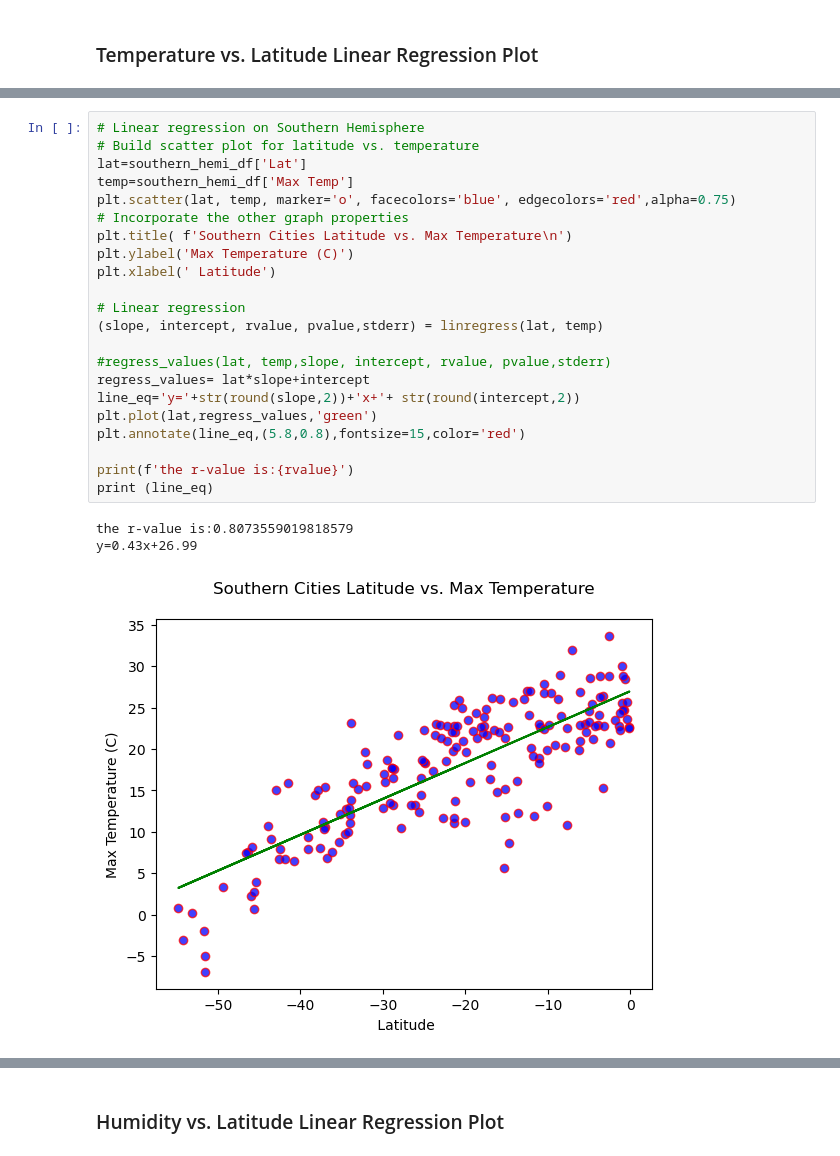
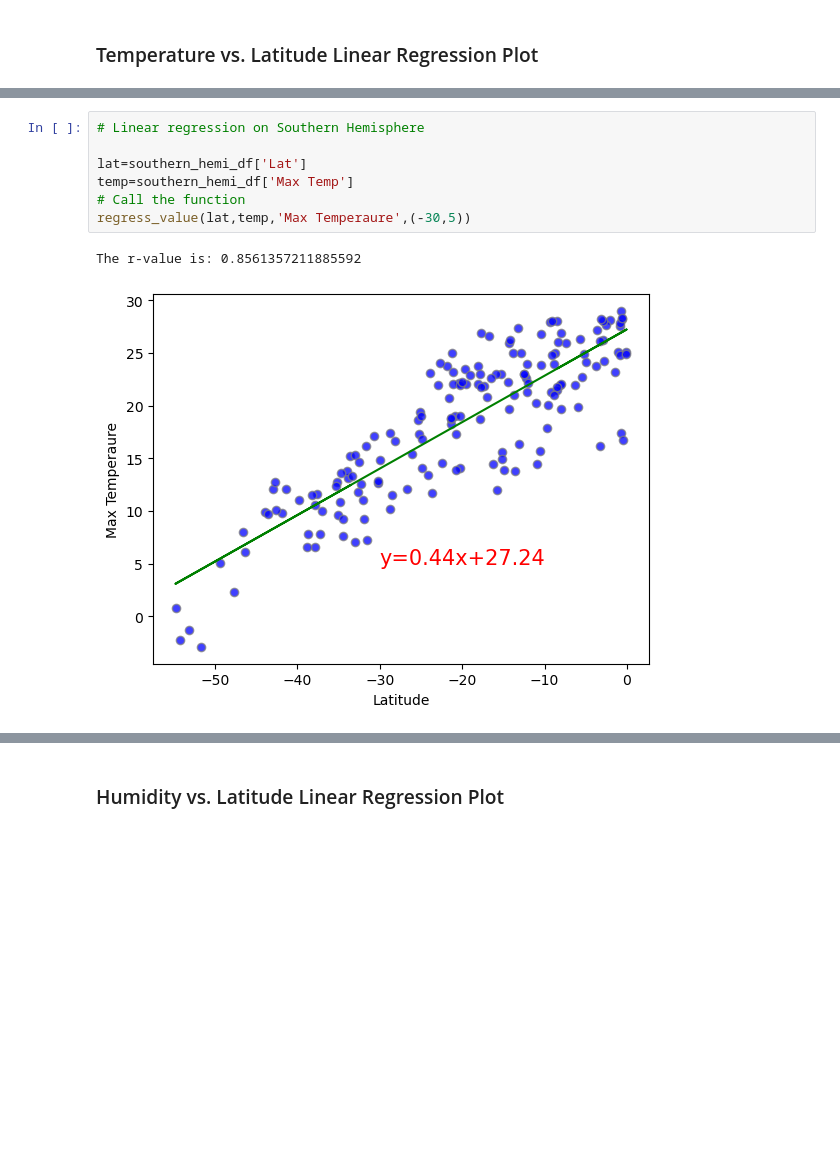
Before and after one commit to imennajar/python-api-challenge, a Jupyter notebook: WeatherPy/WeatherPy.ipynb, the cells around one changed output, grey strips where cells are left out. Cells and saved outputs as stored; diff of their text form; blank space fills up the shorter version.

```diff
--- a/WeatherPy/WeatherPy.ipynb
+++ b/WeatherPy/WeatherPy.ipynb
@@ -347,28 +343,12 @@ y=-0.21x+31.35
-# %%
-# Linear regression on Southern Hemisphere
-# Build scatter plot for latitude vs. temperature
-lat=southern_hemi_df['Lat']
-temp=southern_hemi_df['Max Temp']
-plt.scatter(lat, temp, marker='o', facecolors='blue', edgecolors='red',alpha=0.75)
-# Incorporate the other graph properties
-plt.title( f'Southern Cities Latitude vs. Max Temperature\n')
-plt.ylabel('Max Temperature (C)')
-plt.xlabel(' Latitude')
-
-# Linear regression
-(slope, intercept, rvalue, pvalue,stderr) = linregress(lat, temp)
-
-#regress_values(lat, temp,slope, intercept, rvalue, pvalue,stderr)
-regress_values= lat*slope+intercept
-line_eq='y='+str(round(slope,2))+'x+'+ str(round(intercept,2))
-plt.plot(lat,regress_values,'green')
-plt.annotate(line_eq,(5.8,0.8),fontsize=15,color='red')
-
-print(f'the r-value is:{rvalue}')
-print (line_eq)
-# %% [output]
-the r-value is:0.8073559019818579
-y=0.43x+26.99
-[figure, removed]
+# %%
+# Linear regression on Southern Hemisphere
+
+lat=southern_hemi_df['Lat']
+temp=southern_hemi_df['Max Temp']
+# Call the function
+regress_value(lat,temp,'Max Temperaure',(-30,5))
+# %% [output]
+The r-value is: 0.8561357211885592
+[figure, added]
 # %% [markdown]
 **Discussion about the linear relationship:
```
Also changed, not shown: parts of 44 cells of this notebook, 9 other files.
